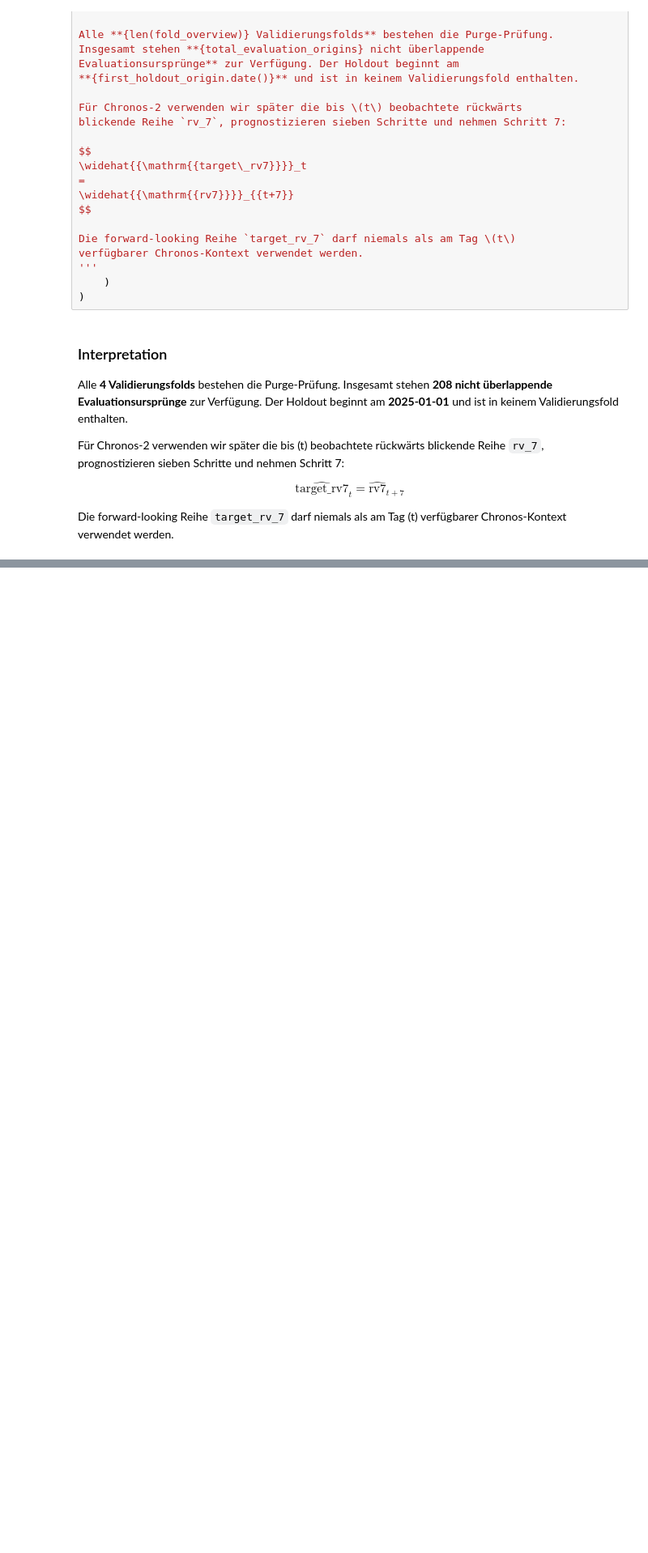
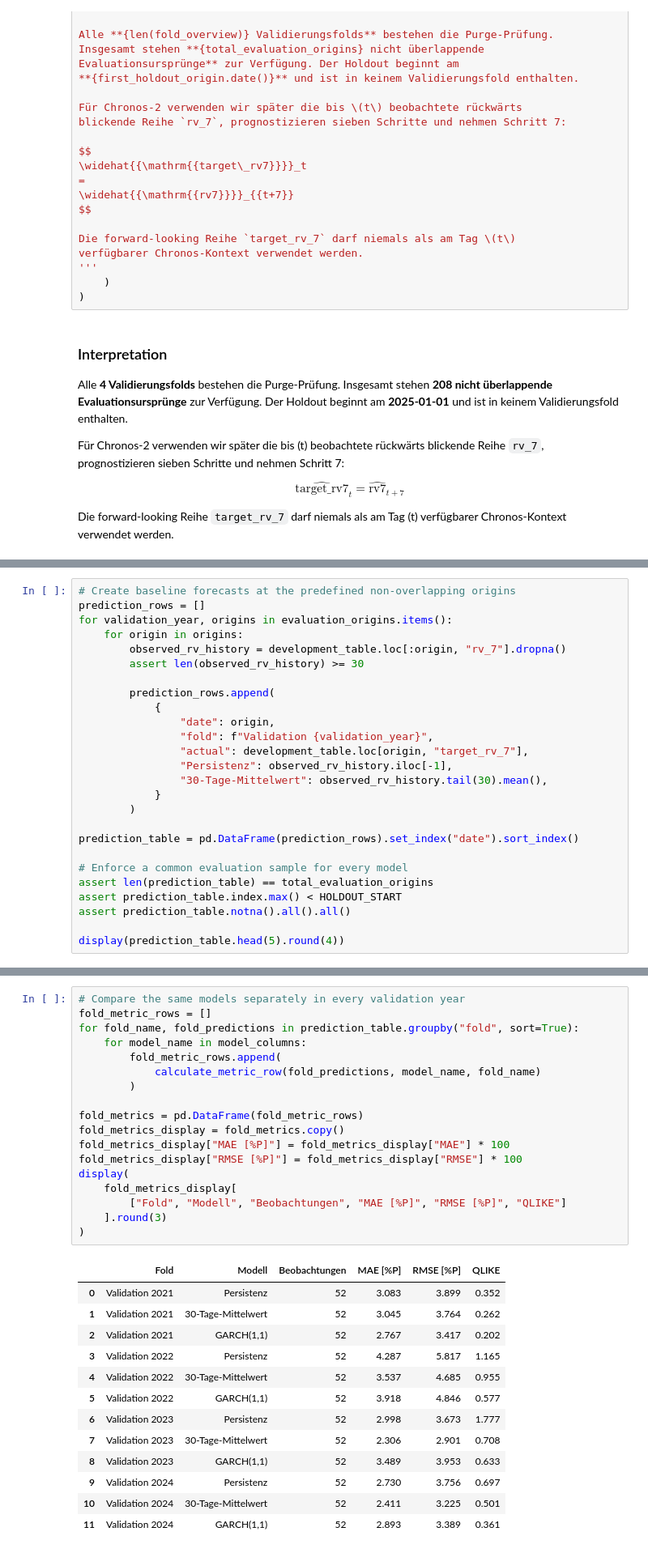
Before and after one commit to Steff72/CSP1, a Jupyter notebook: notebooks/bitcoin_volatility_forecasting.ipynb, the cells around one changed output, grey strips where cells are left out. Shown at 81% size. Cells and saved outputs as stored; diff of their text form; blank space fills up the shorter version.

```diff
--- a/notebooks/01_data_preparation_and_eda.ipynb
+++ b/notebooks/bitcoin_volatility_forecasting.ipynb
@@ -1311,0 +1414,26 @@ wird. Für Zero-Shot-Inferenz mit Chronos-2 genügt die direkte Modell-API.
+# %%
+# Create baseline forecasts at the predefined non-overlapping origins
+prediction_rows = []
+for validation_year, origins in evaluation_origins.items():
+    for origin in origins:
+        observed_rv_history = development_table.loc[:origin, "rv_7"].dropna()
+        assert len(observed_rv_history) >= 30
+
+        prediction_rows.append(
+            {
+                "date": origin,
+                "fold": f"Validation {validation_year}",
+                "actual": development_table.loc[origin, "target_rv_7"],
+                "Persistenz": observed_rv_history.iloc[-1],
+                "30-Tage-Mittelwert": observed_rv_history.tail(30).mean(),
+            }
+        )
+
+prediction_table = pd.DataFrame(prediction_rows).set_index("date").sort_index()
+
+# Enforce a common evaluation sample for every model
+assert len(prediction_table) == total_evaluation_origins
+assert prediction_table.index.max() < HOLDOUT_START
+assert prediction_table.notna().all().all()
+
+display(prediction_table.head(5).round(4))
@@ -1311,0 +1672,32 @@ wird. Für Zero-Shot-Inferenz mit Chronos-2 genügt die direkte Modell-API.
+# %%
+# Compare the same models separately in every validation year
+fold_metric_rows = []
+for fold_name, fold_predictions in prediction_table.groupby("fold", sort=True):
+    for model_name in model_columns:
+        fold_metric_rows.append(
+            calculate_metric_row(fold_predictions, model_name, fold_name)
+        )
+
+fold_metrics = pd.DataFrame(fold_metric_rows)
+fold_metrics_display = fold_metrics.copy()
+fold_metrics_display["MAE [%P]"] = fold_metrics_display["MAE"] * 100
+fold_metrics_display["RMSE [%P]"] = fold_metrics_display["RMSE"] * 100
+display(
+    fold_metrics_display[
+        ["Fold", "Modell", "Beobachtungen", "MAE [%P]", "RMSE [%P]", "QLIKE"]
+    ].round(3)
+)
+# %% [output]
+|  | Fold | Modell | Beobachtungen | MAE [%P] | RMSE [%P] | QLIKE |
+| 0 | Validation 2021 | Persistenz | 52 | 3.083 | 3.899 | 0.352 |
+| 1 | Validation 2021 | 30-Tage-Mittelwert | 52 | 3.045 | 3.764 | 0.262 |
+| 2 | Validation 2021 | GARCH(1,1) | 52 | 2.767 | 3.417 | 0.202 |
+| 3 | Validation 2022 | Persistenz | 52 | 4.287 | 5.817 | 1.165 |
+| 4 | Validation 2022 | 30-Tage-Mittelwert | 52 | 3.537 | 4.685 | 0.955 |
+| 5 | Validation 2022 | GARCH(1,1) | 52 | 3.918 | 4.846 | 0.577 |
+| 6 | Validation 2023 | Persistenz | 52 | 2.998 | 3.673 | 1.777 |
+| 7 | Validation 2023 | 30-Tage-Mittelwert | 52 | 2.306 | 2.901 | 0.708 |
+| 8 | Validation 2023 | GARCH(1,1) | 52 | 3.489 | 3.953 | 0.633 |
+| 9 | Validation 2024 | Persistenz | 52 | 2.730 | 3.756 | 0.697 |
+| 10 | Validation 2024 | 30-Tage-Mittelwert | 52 | 2.411 | 3.225 | 0.501 |
+| 11 | Validation 2024 | GARCH(1,1) | 52 | 2.893 | 3.389 | 0.361 |
```
Also changed, not shown: parts of 20 cells of this notebook, 3 other files.
